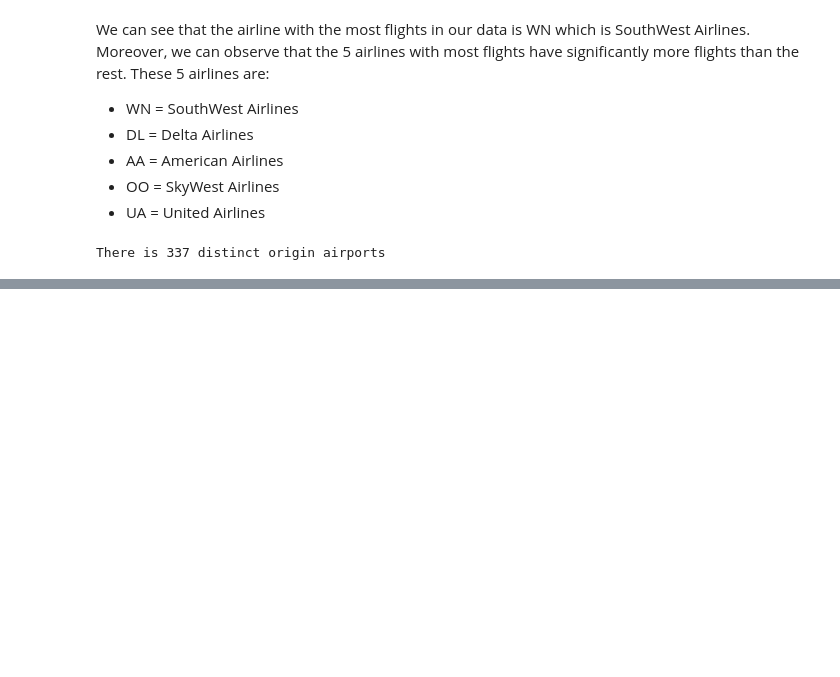
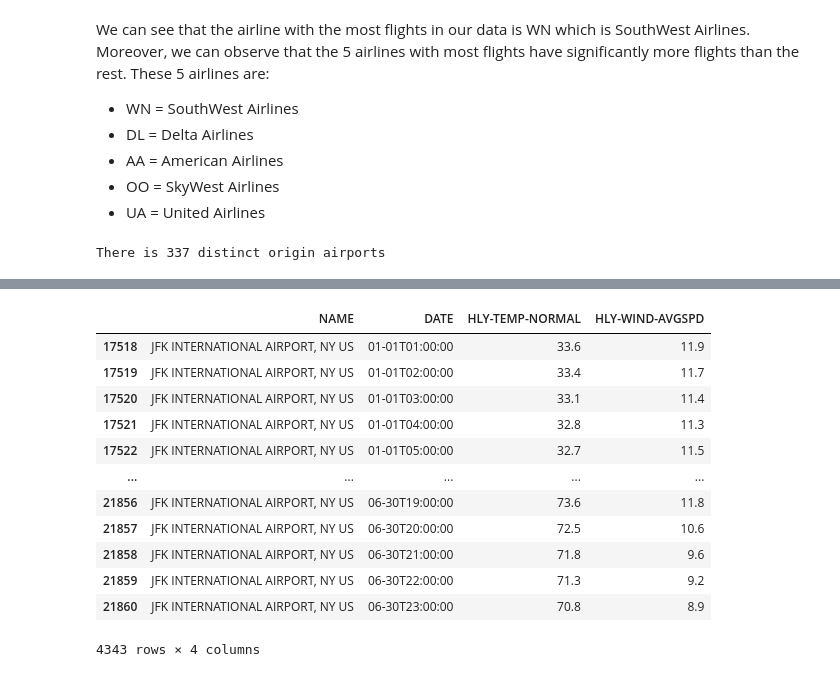
Before and after one commit to JCRL21/ModelML_project, a Jupyter notebook: preprocess.ipynb, the cells around one changed output, grey strips where cells are left out. Saved outputs shown, nothing was run; the diff lists cells and outputs as text; code cells hidden in the pictures; blank space fills up the shorter version.

```diff
--- a/preprocess.ipynb
+++ b/preprocess.ipynb
@@ -152,3 +161,26 @@ Shape before: (7213446, 28)
 # %%
 # Save as new dataframe
 df.to_csv('Data/df_cush.csv',index=False)
+# %%
+df_weather_all = pd.read_csv('Data/Weather.csv')
+# %%
+# Select only relevant features
+df_weather = df_weather_all[["NAME","DATE","HLY-TEMP-NORMAL","HLY-WIND-AVGSPD"]]
+# Select only JFK airport and from January 1st to July 1st
+df_weather= df_weather[(df_weather["NAME"] == "JFK INTERNATIONAL AIRPORT, NY US") & (df_weather["DATE"] < '07-01T00:00:00')]
+# %%
+df_weather
+# %% [output]
+|  | NAME | DATE | HLY-TEMP-NORMAL | HLY-WIND-AVGSPD |
+| 17518 | JFK INTERNATIONAL AIRPORT, NY US | 01-01T01:00:00 | 33.6 | 11.9 |
+| 17519 | JFK INTERNATIONAL AIRPORT, NY US | 01-01T02:00:00 | 33.4 | 11.7 |
+| 17520 | JFK INTERNATIONAL AIRPORT, NY US | 01-01T03:00:00 | 33.1 | 11.4 |
+| 17521 | JFK INTERNATIONAL AIRPORT, NY US | 01-01T04:00:00 | 32.8 | 11.3 |
+| 17522 | JFK INTERNATIONAL AIRPORT, NY US | 01-01T05:00:00 | 32.7 | 11.5 |
+| ... | ... | ... | ... | ... |
+| 21856 | JFK INTERNATIONAL AIRPORT, NY US | 06-30T19:00:00 | 73.6 | 11.8 |
+| 21857 | JFK INTERNATIONAL AIRPORT, NY US | 06-30T20:00:00 | 72.5 | 10.6 |
+| 21858 | JFK INTERNATIONAL AIRPORT, NY US | 06-30T21:00:00 | 71.8 | 9.6 |
+| 21859 | JFK INTERNATIONAL AIRPORT, NY US | 06-30T22:00:00 | 71.3 | 9.2 |
+| 21860 | JFK INTERNATIONAL AIRPORT, NY US | 06-30T23:00:00 | 70.8 | 8.9 |
+4343 rows × 4 columns
```
Also changed, not shown: parts of 4 cells of this notebook, 1 other file.
